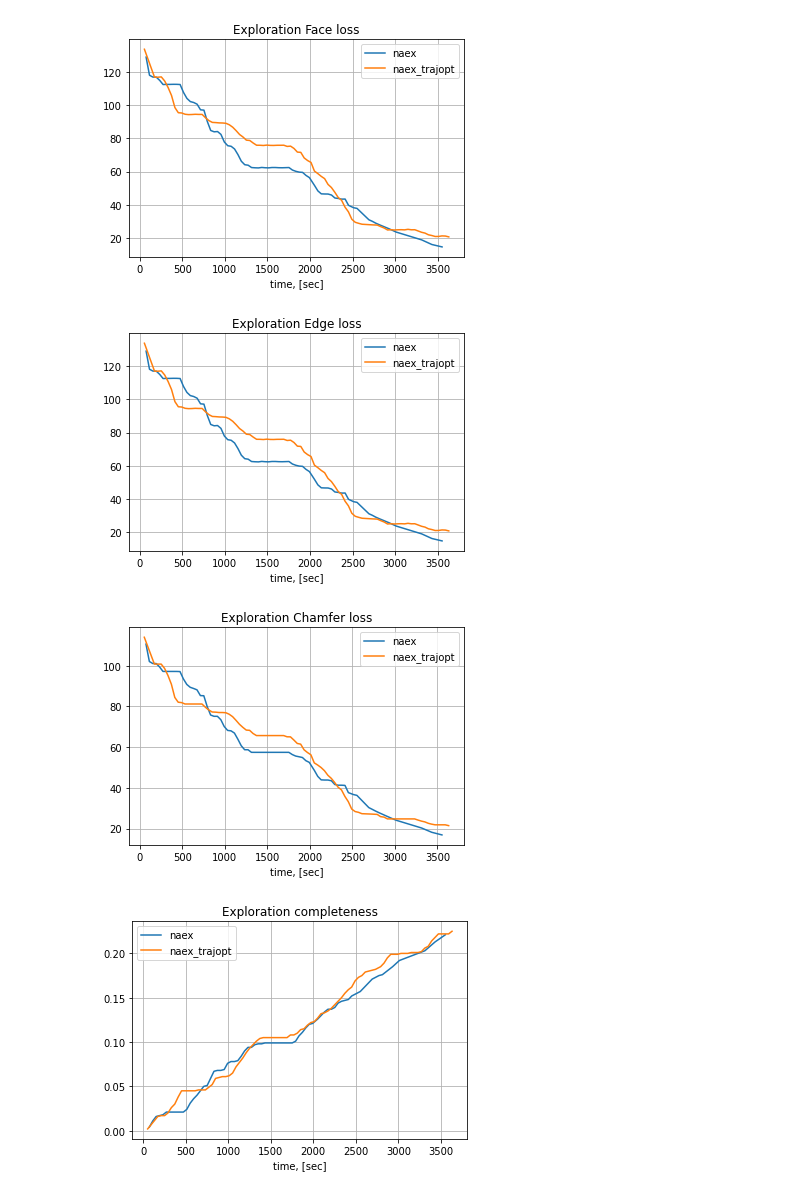
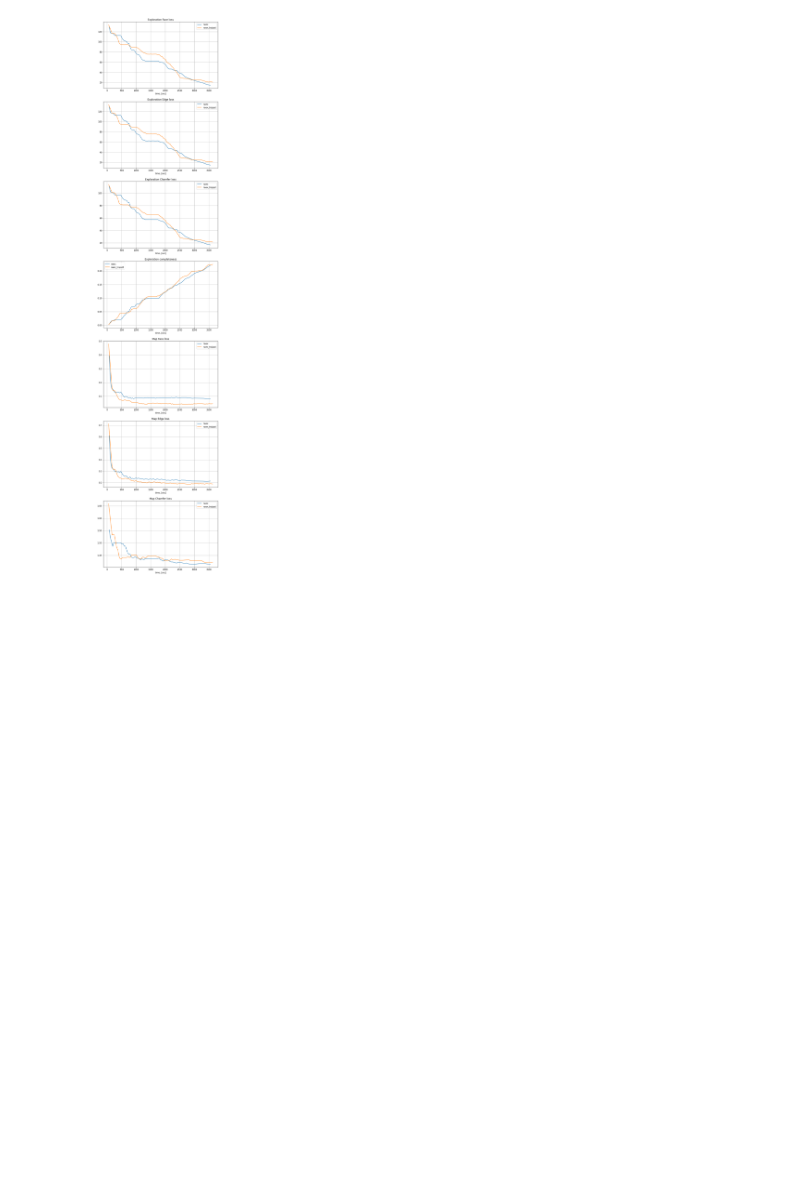
Before and after one commit to tpet/rpz_planning, a Jupyter notebook: data/results/results_parser.ipynb, the cells around one changed output. Drawn from its saved outputs; the diff is of its cells as text; code cells hidden in the pictures; blank space fills up the shorter version.

```diff
--- a/data/results/results_parser.ipynb
+++ b/data/results/results_parser.ipynb
@@ -18,18 +18,16 @@ data.head()
 | 3 | 193.089165 | 116.770 | 116.867 | 101.072 | 0.017 | ... |
 | 4 | 233.067870 | 114.852 | 114.946 | 99.394 | 0.018 | ... |
 # %%
-for metric in data:
-    if metric == 'Time stamp':
-        continue
-    plt.figure()
+metrics = [key for key in data if not 'Time stamp' in key]
+
+plt.figure(figsize=(10, 7*len(metrics)))
+for i, metric in enumerate(metrics):
+    plt.subplot(len(metrics), 1, i+1)
     plt.title(metric)
     plt.plot(data['Time stamp'], data[metric], label='naex')
     plt.plot(data_trajopt['Time stamp'], data_trajopt[metric], label='naex_trajopt')
     plt.grid()
     plt.xlabel('time, [sec]')
     plt.legend();
 # %% [output]
-[figure, old version]
+[figure, new version]
-[figure, removed]
-[figure, removed]
-[figure, removed]
```
Also changed, not shown: parts of 1 cell of this notebook, 2 other files.
